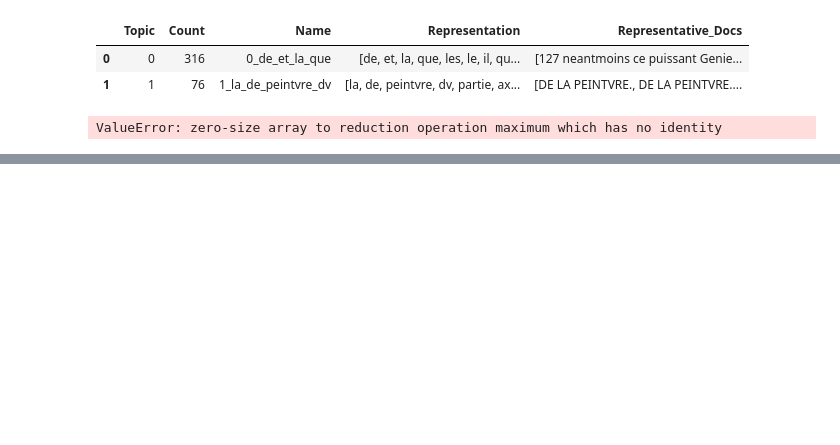
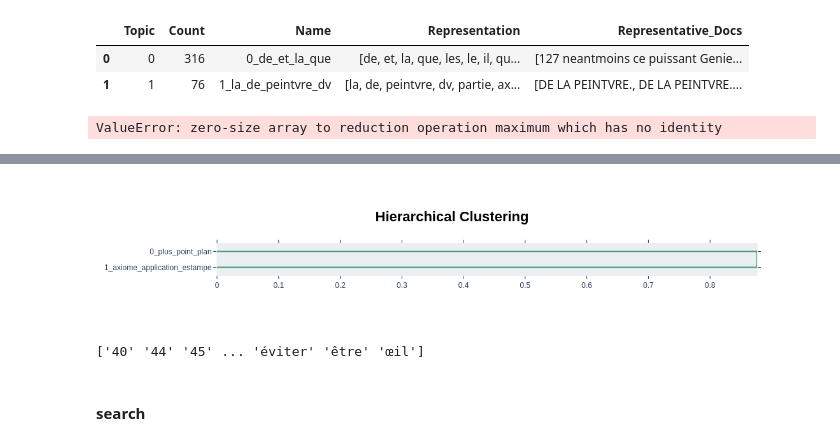
Before and after one commit to Grand-Siecle/RAG_historical_document_HTR, a Jupyter notebook: Topic.ipynb, the cells around one changed output, grey strips where cells are left out. Saved outputs shown, nothing was run; the diff lists cells and outputs as text; code cells hidden in the pictures; blank space fills up the shorter version.

```diff
--- a/Topic.ipynb
+++ b/Topic.ipynb
@@ -86,0 +89,11 @@ topic_model.visualize_hierarchy()
+# %%
+topic_model.visualize_hierarchy().show()
+# %% [output]
+[figure, added]
+# %%
+topic_info = topic_model.vectorizer_model.get_feature_names_out()
+print(topic_info)
+# %% [output]
+['40' '44' '45' ... 'éviter' 'être' 'œil']
+# %% [markdown]
+#### search
```
Also changed, not shown: parts of 38 cells of this notebook.
